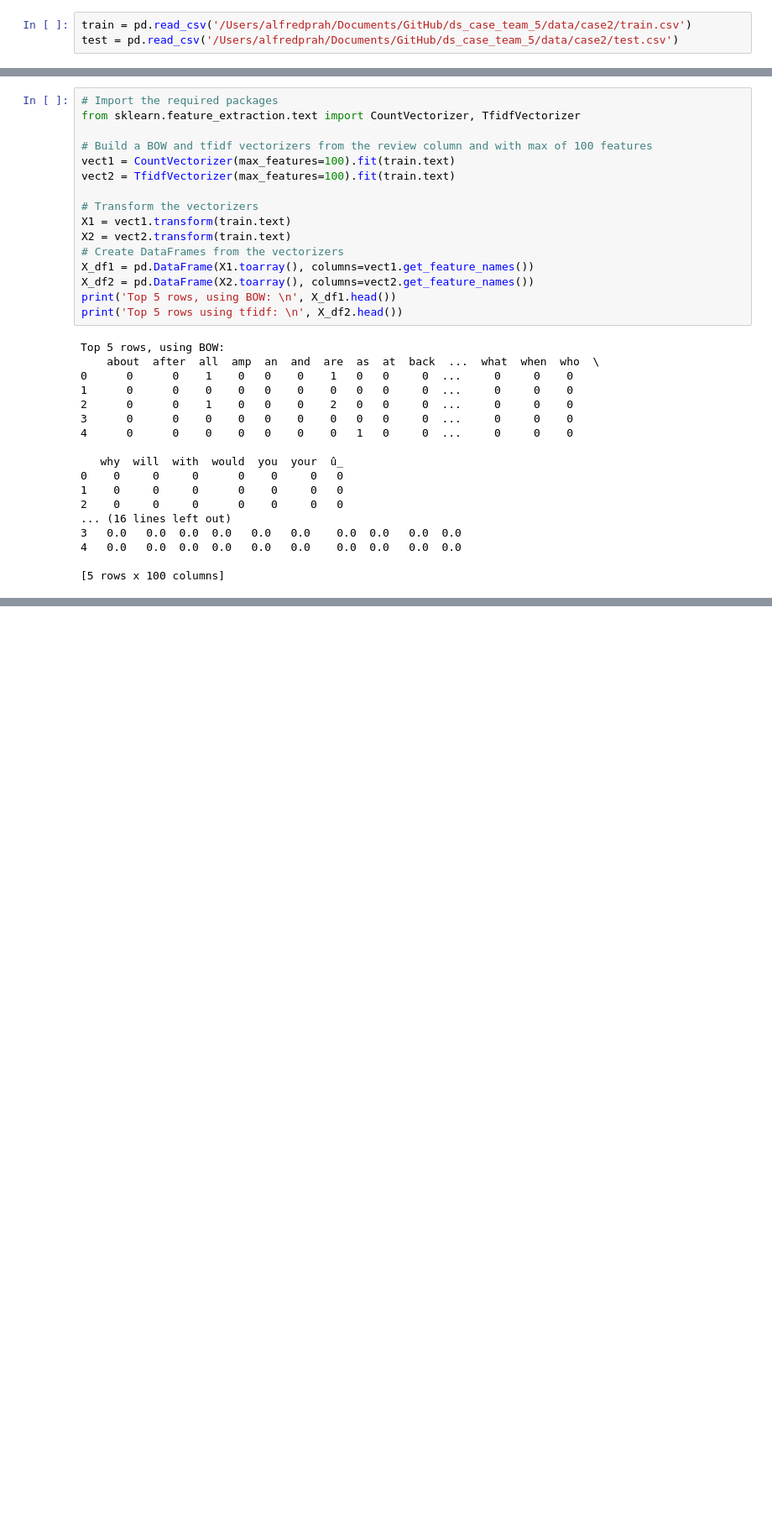
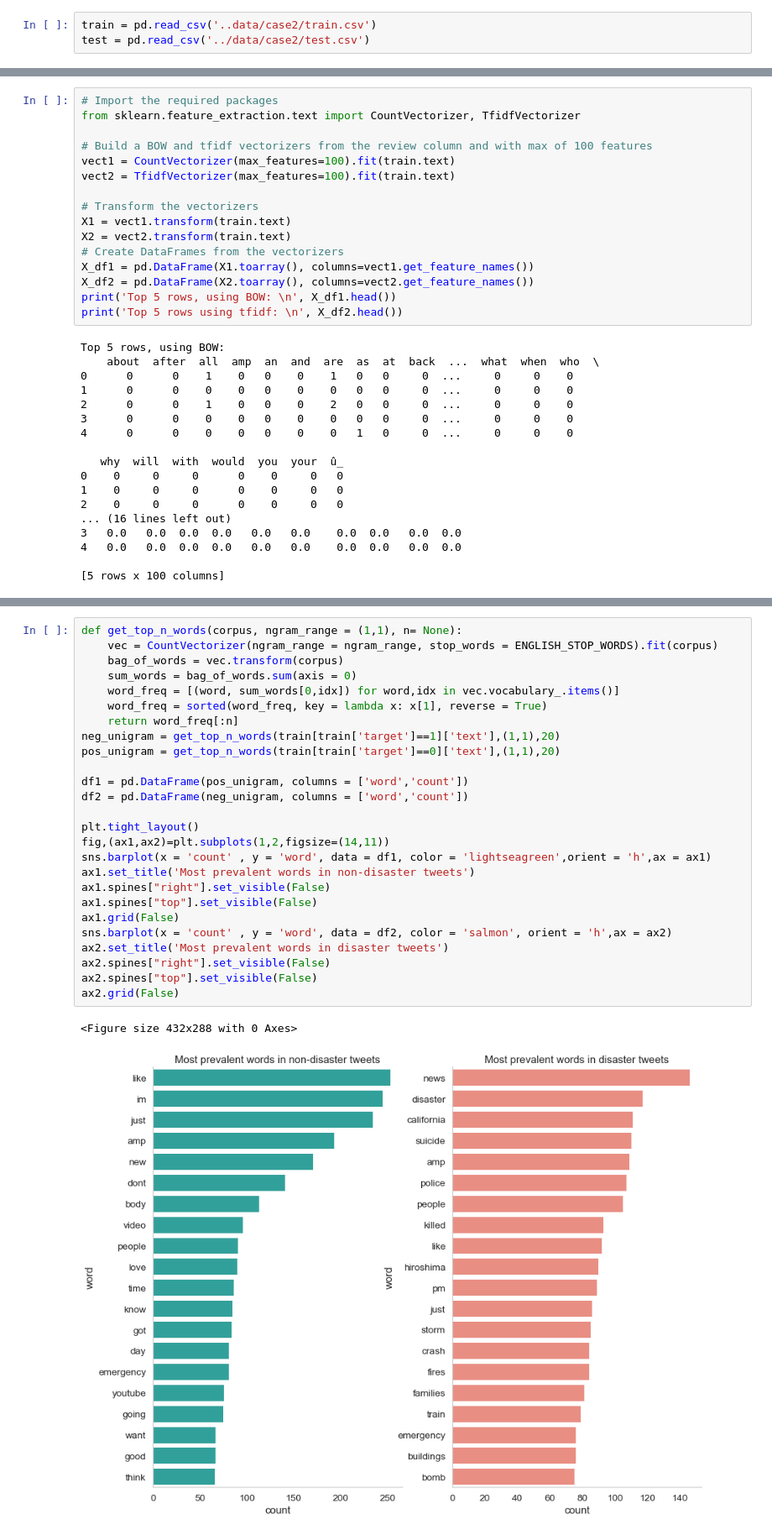
Before and after one commit to alfredprah/ds_case_team_5, a Jupyter notebook: notebooks/case2/00_data_exploration.ipynb, the cells around one changed output, grey strips where cells are left out. Shown at 84% size. Saved outputs shown, nothing was run; the diff lists cells and outputs as text; blank space fills up the shorter version.

Commit message:
ngram plots

```diff
--- a/notebooks/case2/00_data_exploration.ipynb
+++ b/notebooks/case2/00_data_exploration.ipynb
@@ -10,5 +12,5 @@ sns.set_style('whitegrid')
 
 from sklearn.feature_extraction.text import CountVectorizer
 # %%
-train = pd.read_csv('/Users/alfredprah/Documents/GitHub/ds_case_team_5/data/case2/train.csv')
-test = pd.read_csv('/Users/alfredprah/Documents/GitHub/ds_case_team_5/data/case2/test.csv')
+train = pd.read_csv('..data/case2/train.csv')
+test = pd.read_csv('../data/case2/test.csv')
@@ -288,0 +330,29 @@ X_df1.head()
+# %%
+def get_top_n_words(corpus, ngram_range = (1,1), n= None):
+    vec = CountVectorizer(ngram_range = ngram_range, stop_words = ENGLISH_STOP_WORDS).fit(corpus)
+    bag_of_words = vec.transform(corpus)
+    sum_words = bag_of_words.sum(axis = 0)
+    word_freq = [(word, sum_words[0,idx]) for word,idx in vec.vocabulary_.items()]
+    word_freq = sorted(word_freq, key = lambda x: x[1], reverse = True)
+    return word_freq[:n]
+neg_unigram = get_top_n_words(train[train['target']==1]['text'],(1,1),20)
+pos_unigram = get_top_n_words(train[train['target']==0]['text'],(1,1),20)
+
+df1 = pd.DataFrame(pos_unigram, columns = ['word','count'])
+df2 = pd.DataFrame(neg_unigram, columns = ['word','count'])
+
+plt.tight_layout()
+fig,(ax1,ax2)=plt.subplots(1,2,figsize=(14,11))
+sns.barplot(x = 'count' , y = 'word', data = df1, color = 'lightseagreen',orient = 'h',ax = ax1)
+ax1.set_title('Most prevalent words in non-disaster tweets')
+ax1.spines["right"].set_visible(False)
+ax1.spines["top"].set_visible(False)
+ax1.grid(False)
+sns.barplot(x = 'count' , y = 'word', data = df2, color = 'salmon', orient = 'h',ax = ax2)
+ax2.set_title('Most prevalent words in disaster tweets')
+ax2.spines["right"].set_visible(False)
+ax2.spines["top"].set_visible(False)
+ax2.grid(False)
+# %% [output]
+<Figure size 432x288 with 0 Axes>
+[figure, added]
```
Also changed, not shown: parts of 10 cells of this notebook.
